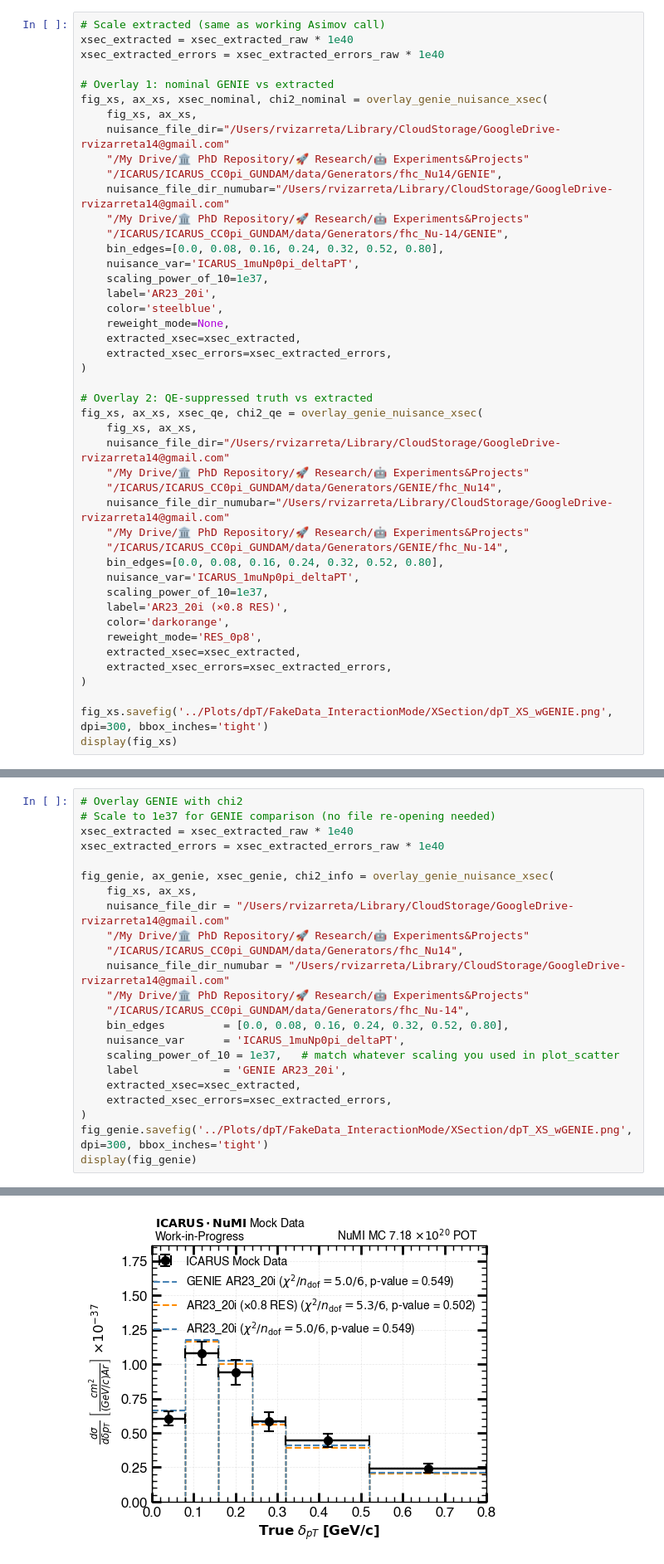
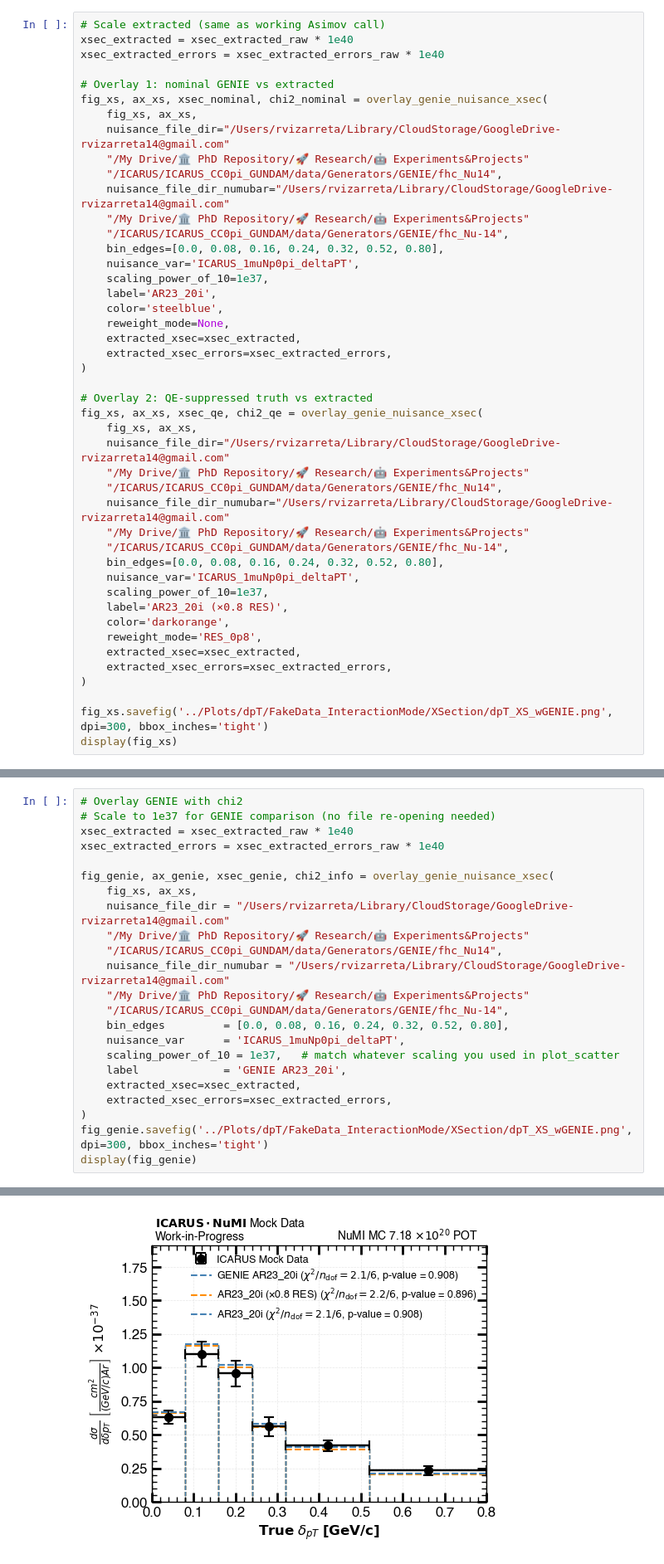
Before and after one commit to rvizarreta/gundam-icarus, a Jupyter notebook: Notebooks/dpT/FakeData_InteractionMode_Studies.ipynb, the cells around one changed output, grey strips where cells are left out. Shown at 83% size. Drawn from its saved outputs; the diff is of its cells as text.

```diff
--- a/Notebooks/dpT/FakeData_InteractionMode_Studies.ipynb
+++ b/Notebooks/dpT/FakeData_InteractionMode_Studies.ipynb
@@ -101,10 +101,10 @@ fig_xs, ax_xs, xsec_nominal, chi2_nominal = overlay_genie_nuisance_xsec(
     fig_xs, ax_xs,
     nuisance_file_dir="/Users/rvizarreta/Library/CloudStorage/GoogleDrive-rvizarreta14@gmail.com"
     "/My Drive/🏛 PhD Repository/🚀 Research/🤖 Experiments&Projects"
-    "/ICARUS/ICARUS_CC0pi_GUNDAM/data/Generators/fhc_Nu14/GENIE",
+    "/ICARUS/ICARUS_CC0pi_GUNDAM/data/Generators/GENIE/fhc_Nu14",
     nuisance_file_dir_numubar="/Users/rvizarreta/Library/CloudStorage/GoogleDrive-rvizarreta14@gmail.com"
     "/My Drive/🏛 PhD Repository/🚀 Research/🤖 Experiments&Projects"
-    "/ICARUS/ICARUS_CC0pi_GUNDAM/data/Generators/fhc_Nu-14/GENIE",
+    "/ICARUS/ICARUS_CC0pi_GUNDAM/data/Generators/GENIE/fhc_Nu-14",
     bin_edges=[0.0, 0.08, 0.16, 0.24, 0.32, 0.52, 0.80],
     nuisance_var='ICARUS_1muNp0pi_deltaPT',
     scaling_power_of_10=1e37,
@@ -165,10 +165,10 @@ fig_genie, ax_genie, xsec_genie, chi2_info = overlay_genie_nuisance_xsec(
     fig_xs, ax_xs,
     nuisance_file_dir = "/Users/rvizarreta/Library/CloudStorage/GoogleDrive-rvizarreta14@gmail.com"
     "/My Drive/🏛 PhD Repository/🚀 Research/🤖 Experiments&Projects"
-    "/ICARUS/ICARUS_CC0pi_GUNDAM/data/Generators/fhc_Nu14",
+    "/ICARUS/ICARUS_CC0pi_GUNDAM/data/Generators/GENIE/fhc_Nu14",
     nuisance_file_dir_numubar = "/Users/rvizarreta/Library/CloudStorage/GoogleDrive-rvizarreta14@gmail.com"
     "/My Drive/🏛 PhD Repository/🚀 Research/🤖 Experiments&Projects"
-    "/ICARUS/ICARUS_CC0pi_GUNDAM/data/Generators/fhc_Nu-14",
+    "/ICARUS/ICARUS_CC0pi_GUNDAM/data/Generators/GENIE/fhc_Nu-14",
     bin_edges         = [0.0, 0.08, 0.16, 0.24, 0.32, 0.52, 0.80],
     nuisance_var      = 'ICARUS_1muNp0pi_deltaPT',
     scaling_power_of_10 = 1e37,   # match whatever scaling you used in plot_scatter
@@ -197,4 +197,4 @@ p-value = 0.549
-[figure, old version]
+[figure, new version]
 # %%
 fig_template, ax_template, dummy, dummy2 = plot_scatter(
         filename='/Users/rvizarreta/Library/CloudStorage/GoogleDrive-rvizarreta14@gmail.com/My Drive/🏛 PhD Repository/🚀 Research/🤖 Experiments&Projects/ICARUS/ICARUS_CC0pi_GUNDAM/data/Fitter/dpT/FakeData_InteractionMode/fakeData_InteractionMode_dpT.root',
```
Also changed, not shown: parts of 11 cells of this notebook, 32 other files.
